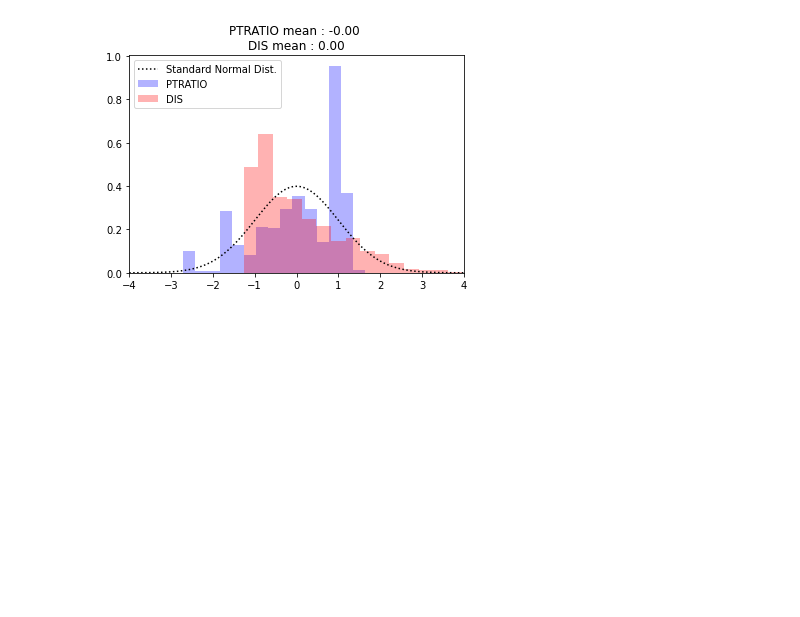
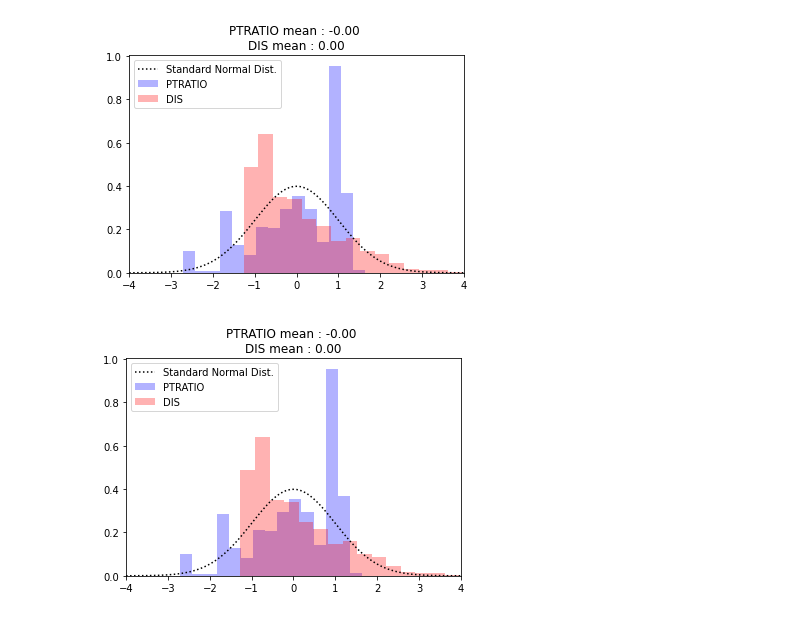
Before and after one commit to jiminAn/2023_WINTER_SAMSUNG_DL, a Jupyter notebook: 실습자료/day1/Day1_2_data_visualization_Practice.ipynb, the cells around one changed output. Saved outputs shown, nothing was run; the diff lists cells and outputs as text; code cells hidden in the pictures; blank space fills up the shorter version.

```diff
--- a/실습자료/day1/Day1_2_data_visualization_Practice.ipynb
+++ b/실습자료/day1/Day1_2_data_visualization_Practice.ipynb
@@ -223,0 +259,14 @@ from sklearn.preprocessing import StandardScaler
+# %%
+# Exercise3
+from sklearn.preprocessing import StandardScaler
+
+# fit_transform 메서드
+# fit과 transform을 동시에
+
+x_scaler = StandardScaler()
+x_normalized = x_scaler.fit_transform(x_data)
+
+df_normalized = pd.DataFrame(x_normalized, columns=house.feature_names)
+df_normalized['y'] = house.target
+
+df_normalized.head()
@@ -261,0 +314,22 @@ plt.show()
+# %%
+plt.hist(df_normalized['PTRATIO'], bins = 15, density = True, alpha = 0.3, color = 'b')
+plt.hist(df_normalized['DIS'], bins = 15, density = True, alpha = 0.3, color = 'r')
+
+mu = 0
+sigma = 1
+
+# from above cells
+# plot normal distribution
+x = np.arange(-8, 8, 0.01)
+
+y = (1 / np.sqrt(2 * np.pi * sigma**2)) * np.exp(-(x-mu)**2 / (2 * sigma**2))
+plt.plot(x, y, linestyle = ':', color = 'k')
+
+plt.legend(['Standard Normal Dist.', 'PTRATIO', 'DIS'])
+plt.title("PTRATIO mean : {:.2f} \nDIS mean : {:.2f}".format(df_normalized['PTRATIO'].mean(),df_normalized['DIS'].mean()))
+plt.xlim([-4,4])
+
+
+plt.show()
+# %% [output]
+[figure, added]
```
Also changed, not shown: parts of 12 cells of this notebook, 3 other files.
